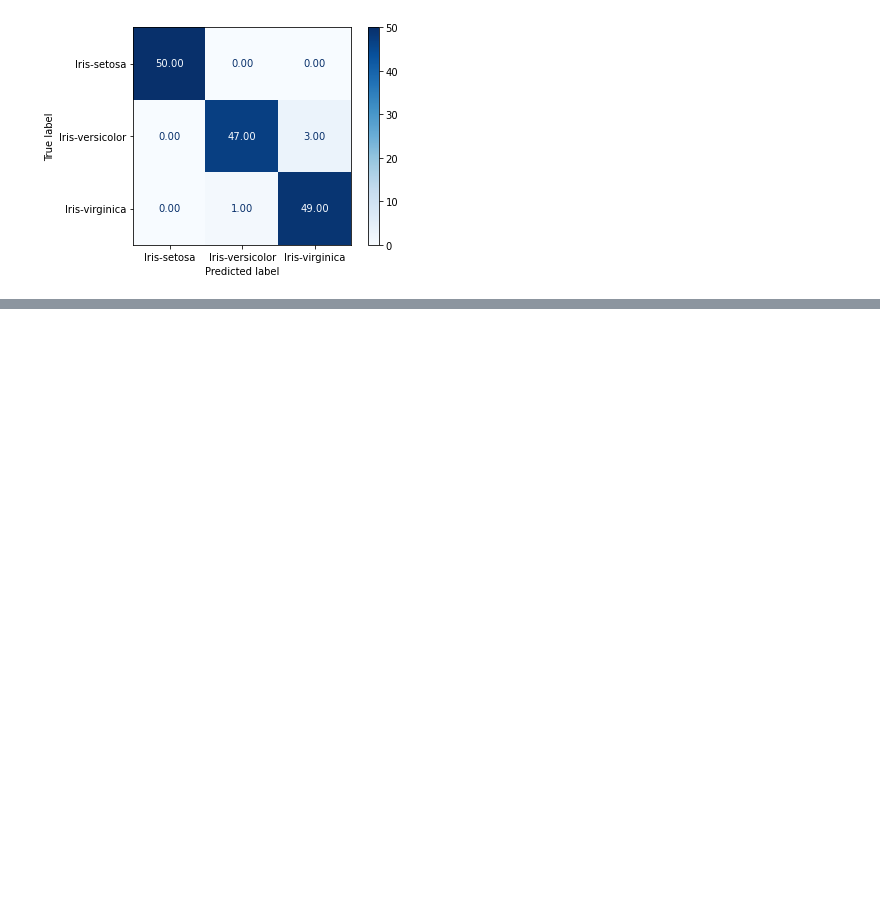
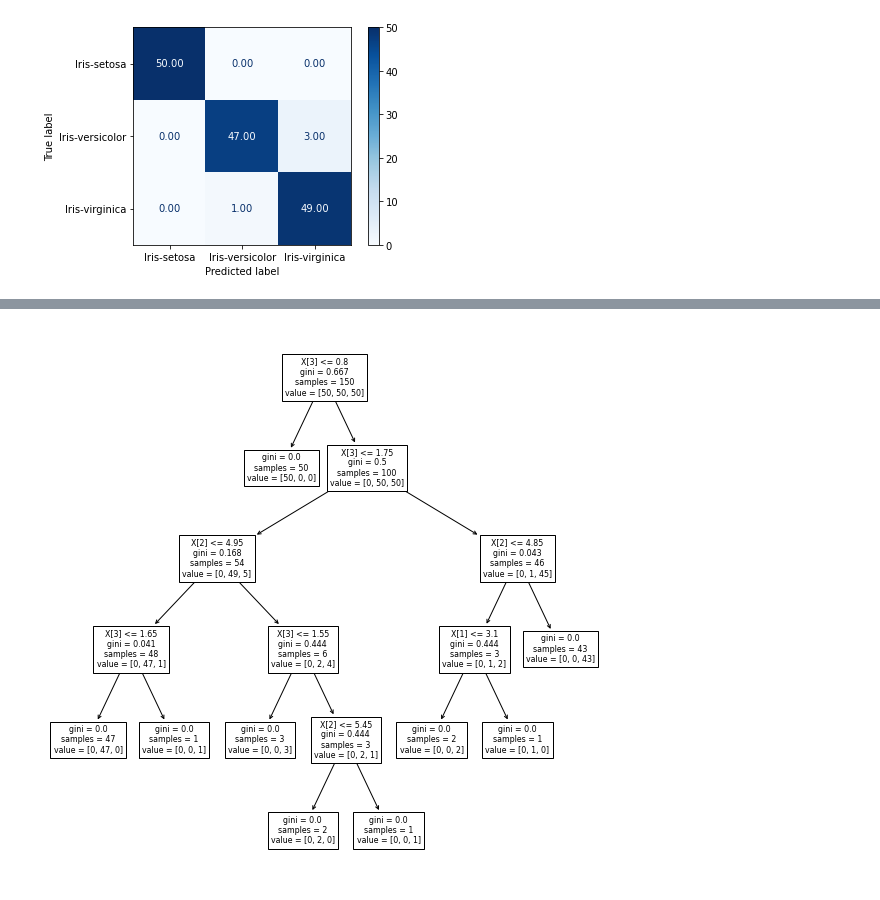
Before and after one commit to achiola/acamica, a Jupyter notebook: B01C11/iris.ipynb, the cells around one changed output, grey strips where cells are left out. Drawn from its saved outputs; the diff is of its cells as text; code cells hidden in the pictures; blank space fills up the shorter version.

```diff
--- a/B01C11/iris.ipynb
+++ b/B01C11/iris.ipynb
@@ -77,0 +128,12 @@ plot_confusion_matrix(tree, X, y, cmap=plt.cm.Blues, values_format = '.2f')
+# %%
+import matplotlib.pyplot as plt
+from sklearn.datasets import load_iris
+from sklearn import tree
+clf = tree.DecisionTreeClassifier(random_state=0)
+iris = load_iris()
+clf = clf.fit(iris.data, iris.target)
+plt.figure(figsize=(10,10))
+tree.plot_tree(clf)  # doctest: +SKIP
+plt.show()
+# %% [output]
+[figure, added]
```
Also changed, not shown: parts of 6 cells of this notebook, 22 other files.
